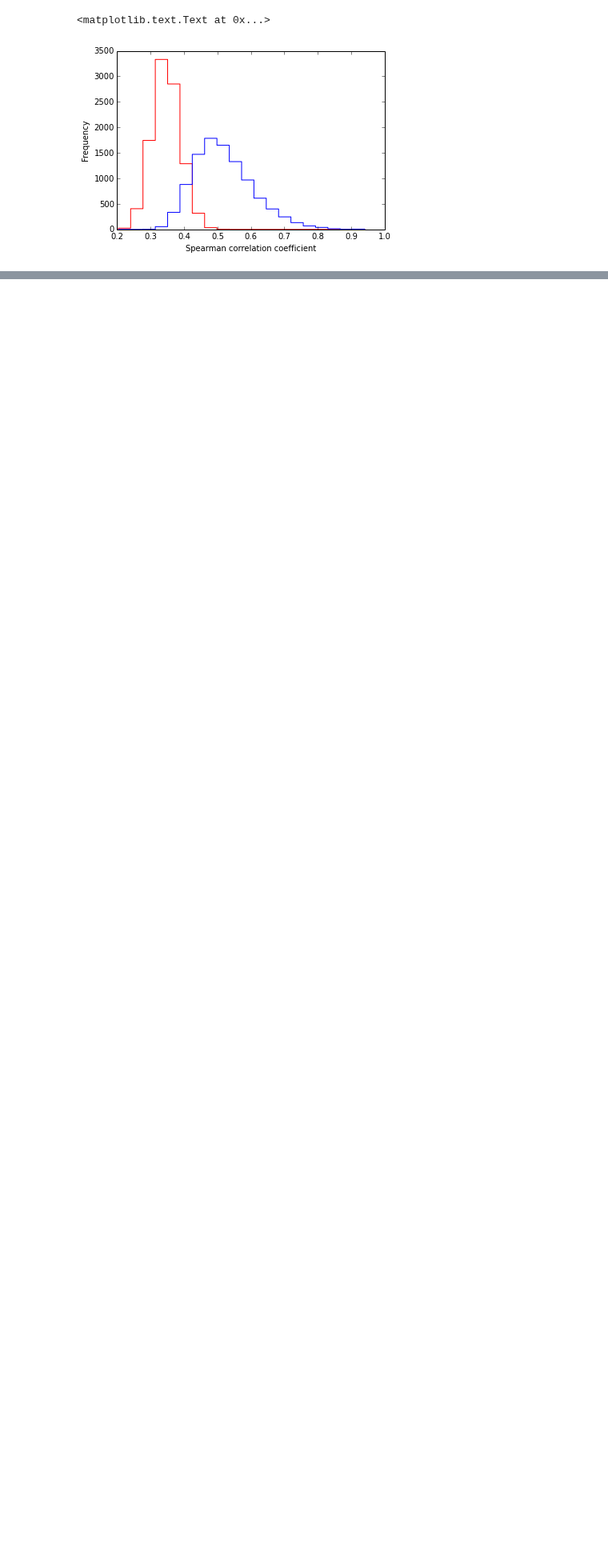
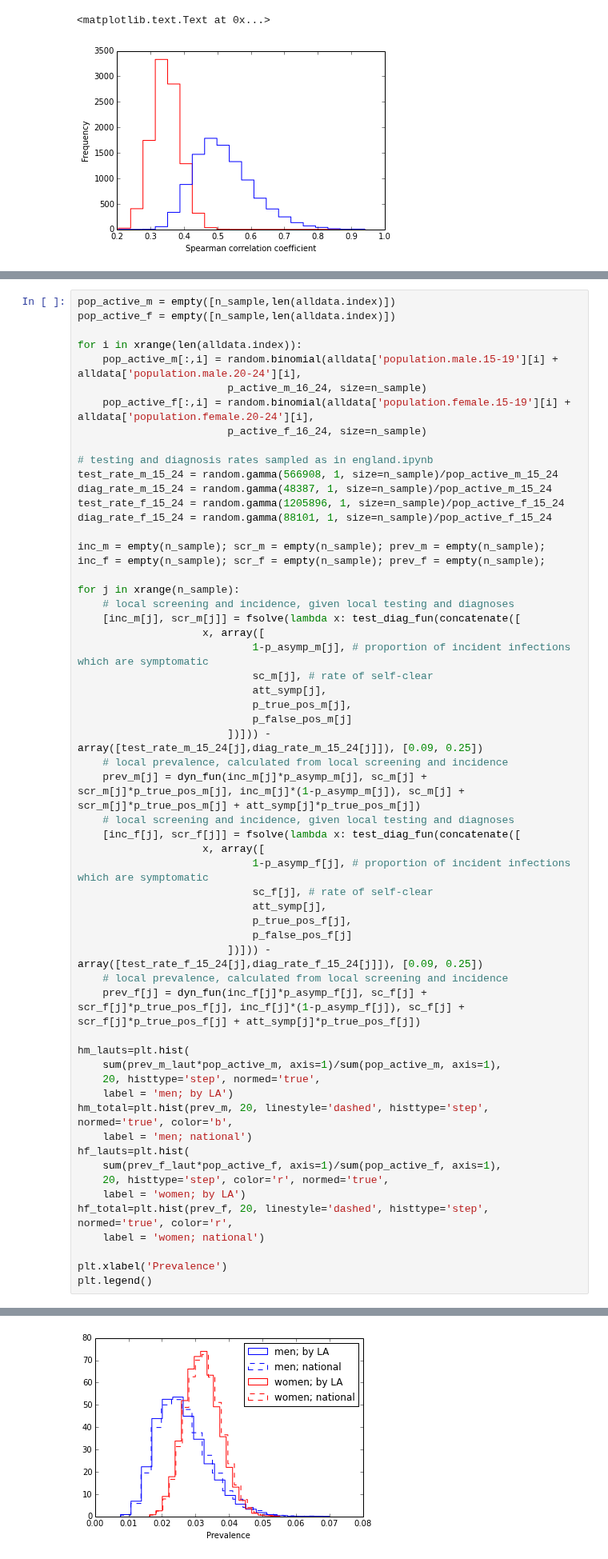
Before and after one commit to joanna-lewis/ct_surveillance, a Jupyter notebook: local_authorities.ipynb, the cells around one changed output, grey strips where cells are left out. Shown at 80% size. Cells and saved outputs as stored; diff of their text form; blank space fills up the shorter version.

Commit message:
Added plot to illustrate equivalence between weighted average of LA-level prevalence estimates and estimates from national data.

```diff
--- a/local_authorities.ipynb
+++ b/local_authorities.ipynb
@@ -269,0 +268,59 @@ We now use our samples to compare prevalence by local authority.
+# %%
+pop_active_m = empty([n_sample,len(alldata.index)])
+pop_active_f = empty([n_sample,len(alldata.index)])
+
+for i in xrange(len(alldata.index)):
+    pop_active_m[:,i] = random.binomial(alldata['population.male.15-19'][i] + alldata['population.male.20-24'][i],
+                        p_active_m_16_24, size=n_sample)
+    pop_active_f[:,i] = random.binomial(alldata['population.female.15-19'][i] + alldata['population.female.20-24'][i],
+                        p_active_f_16_24, size=n_sample)
+
+# testing and diagnosis rates sampled as in england.ipynb
+test_rate_m_15_24 = random.gamma(566908, 1, size=n_sample)/pop_active_m_15_24
+diag_rate_m_15_24 = random.gamma(48387, 1, size=n_sample)/pop_active_m_15_24
+test_rate_f_15_24 = random.gamma(1205896, 1, size=n_sample)/pop_active_f_15_24
+diag_rate_f_15_24 = random.gamma(88101, 1, size=n_sample)/pop_active_f_15_24
+
+inc_m = empty(n_sample); scr_m = empty(n_sample); prev_m = empty(n_sample);
+inc_f = empty(n_sample); scr_f = empty(n_sample); prev_f = empty(n_sample);
+
+for j in xrange(n_sample):
+    # local screening and incidence, given local testing and diagnoses
+    [inc_m[j], scr_m[j]] = fsolve(lambda x: test_diag_fun(concatenate([
+                    x, array([
+                            1-p_asymp_m[j], # proportion of incident infections which are symptomatic
+                            sc_m[j], # rate of self-clear
+                            att_symp[j],
+                            p_true_pos_m[j],
+                            p_false_pos_m[j]
+                        ])])) - array([test_rate_m_15_24[j],diag_rate_m_15_24[j]]), [0.09, 0.25])
+    # local prevalence, calculated from local screening and incidence
+    prev_m[j] = dyn_fun(inc_m[j]*p_asymp_m[j], sc_m[j] + scr_m[j]*p_true_pos_m[j], inc_m[j]*(1-p_asymp_m[j]), sc_m[j] + scr_m[j]*p_true_pos_m[j] + att_symp[j]*p_true_pos_m[j])
+    # local screening and incidence, given local testing and diagnoses
+    [inc_f[j], scr_f[j]] = fsolve(lambda x: test_diag_fun(concatenate([
+                    x, array([
+                            1-p_asymp_f[j], # proportion of incident infections which are symptomatic
+                            sc_f[j], # rate of self-clear
+                            att_symp[j],
+                            p_true_pos_f[j],
+                            p_false_pos_f[j]
+                        ])])) - array([test_rate_f_15_24[j],diag_rate_f_15_24[j]]), [0.09, 0.25])
+    # local prevalence, calculated from local screening and incidence
+    prev_f[j] = dyn_fun(inc_f[j]*p_asymp_f[j], sc_f[j] + scr_f[j]*p_true_pos_f[j], inc_f[j]*(1-p_asymp_f[j]), sc_f[j] + scr_f[j]*p_true_pos_f[j] + att_symp[j]*p_true_pos_f[j])
+
+hm_lauts=plt.hist(
+    sum(prev_m_laut*pop_active_m, axis=1)/sum(pop_active_m, axis=1),
+    20, histtype='step', normed='true',
+    label = 'men; by LA')
+hm_total=plt.hist(prev_m, 20, linestyle='dashed', histtype='step', normed='true', color='b',
+    label = 'men; national')
+hf_lauts=plt.hist(
+    sum(prev_f_laut*pop_active_f, axis=1)/sum(pop_active_f, axis=1),
+    20, histtype='step', color='r', normed='true',
+    label = 'women; by LA')
+hf_total=plt.hist(prev_f, 20, linestyle='dashed', histtype='step', normed='true', color='r',
+    label = 'women; national')
+
+plt.xlabel('Prevalence')
+plt.legend()
+# %% [output]
@@ -269,0 +328 @@ We now use our samples to compare prevalence by local authority.
+[figure, added]
```
Also changed, not shown: parts of 3 cells of this notebook.
